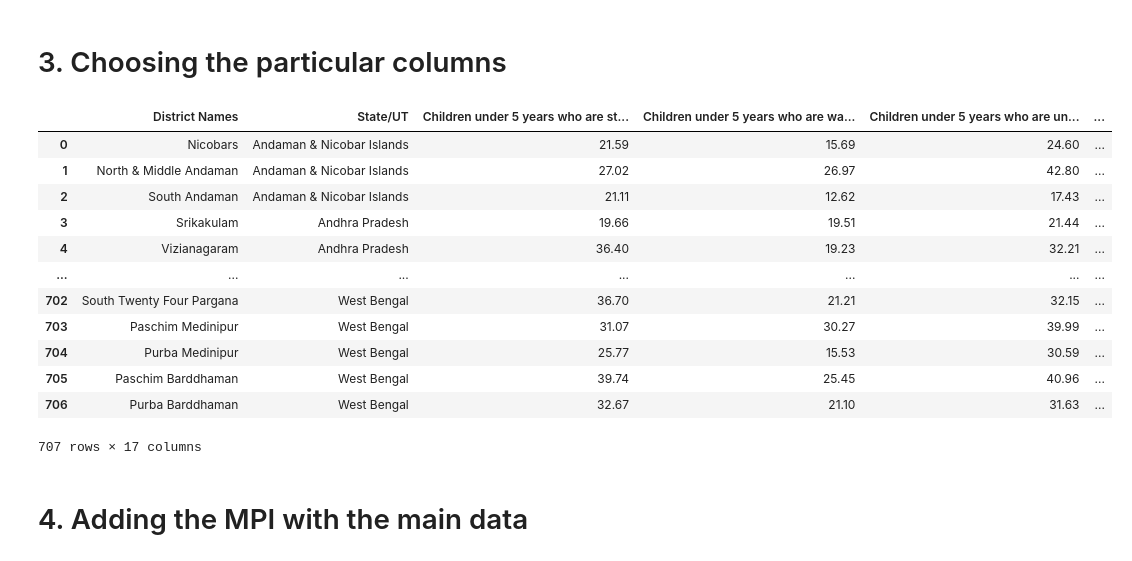
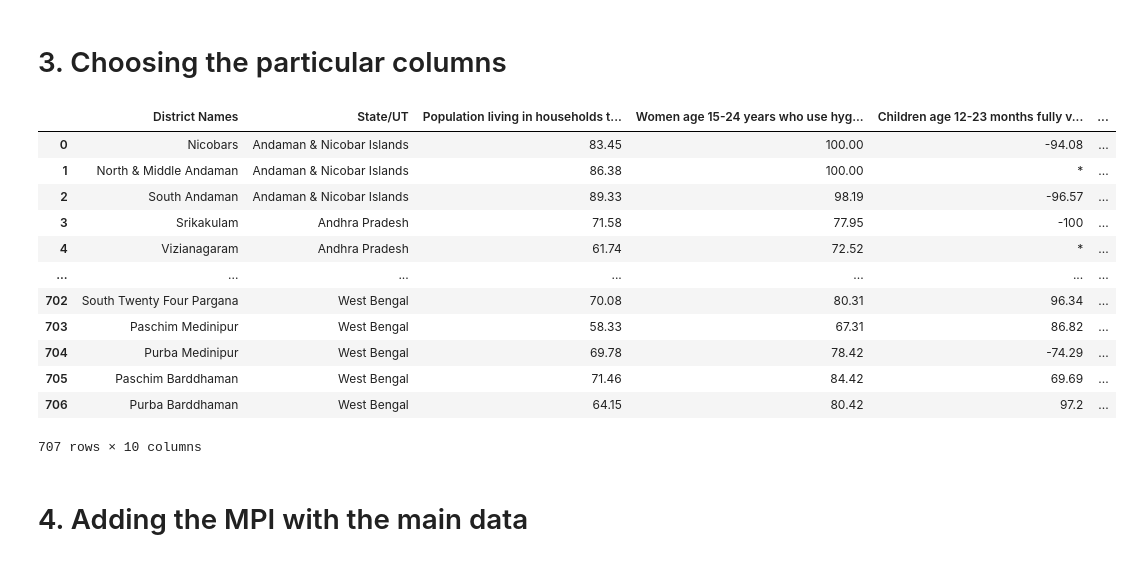
Before and after one commit to rishabhmeel/dai-project-district_analysis, a Jupyter notebook: data_loading.ipynb, the cells around one changed output. Drawn from its saved outputs; the diff is of its cells as text; code cells hidden in the pictures.

```diff
--- a/data_loading.ipynb
+++ b/data_loading.ipynb
@@ -57,40 +57,33 @@ df
 # %%
 cols_to_keep = [
     "District Names",
     "State/UT",
-    "Children under 5 years who are stunted (height-for-age)18 (%)",
-    "Children under 5 years who are wasted (weight-for-height)18 (%)",
-    "Children under 5 years who are underweight (weight-for-age)18 (%)",
-    "Children age 12-23 months fully vaccinated based on information from either vaccination card or mother's recall11 (%)",
-    "Households with any usual member covered under a health insurance/financing scheme (%)",
-    "Women (age 15-49) who are literate4 (%)",
-    "Women (age 15-49)  with 10 or more years of schooling (%)",
     "Population living in households that use an improved sanitation facility2 (%)",
-    "Population living in households with an improved drinking-water source1 (%)",
-    "Population living in households with electricity (%)",
-    "Households using clean fuel for cooking3 (%)",
+    "Women age 15-24 years who use hygienic methods of protection during their menstrual period5 (%)",
+    "Children age 12-23 months fully vaccinated based on information from vaccination card only12 (%)",
     "Total children age 6-23 months receiving an adequate diet16, 17  (%)",
-    "Children age 6-59 months who are anaemic (<11.0 g/dl)22 (%)",
-    "Mothers who had at least 4 antenatal care visits  (for last birth in the 5 years before the survey) (%)",
-    "Children under age 5 years whose birth was registered with the civil authority (%)"
+    "All women age 15-49 years who are anaemic22 (%)",
+    "Men age 15 years and above wih high or very high (>140 mg/dl) Blood sugar level  or taking medicine to control blood sugar level23 (%)",
+    "Women age 15 years and above who use any kind of tobacco (%)",
+    "Men age 15 years and above who consume alcohol (%)",
 ]
 
 df = df[cols_to_keep].copy()
 display(df)
 # %% [output]
-|  | District Names | State/UT | Children under 5 years who are st... | Children under 5 years who are wa... | Children under 5 years who are un... | ... |
-| 0 | Nicobars | Andaman & Nicobar Islands | 21.59 | 15.69 | 24.60 | ... |
-| 1 | North & Middle Andaman | Andaman & Nicobar Islands | 27.02 | 26.97 | 42.80 | ... |
-| 2 | South Andaman | Andaman & Nicobar Islands | 21.11 | 12.62 | 17.43 | ... |
-| 3 | Srikakulam | Andhra Pradesh | 19.66 | 19.51 | 21.44 | ... |
-| 4 | Vizianagaram | Andhra Pradesh | 36.40 | 19.23 | 32.21 | ... |
+|  | District Names | State/UT | Population living in households t... | Women age 15-24 years who use hyg... | Children age 12-23 months fully v... | ... |
+| 0 | Nicobars | Andaman & Nicobar Islands | 83.45 | 100.00 | -94.08 | ... |
+| 1 | North & Middle Andaman | Andaman & Nicobar Islands | 86.38 | 100.00 | * | ... |
+| 2 | South Andaman | Andaman & Nicobar Islands | 89.33 | 98.19 | -96.57 | ... |
+| 3 | Srikakulam | Andhra Pradesh | 71.58 | 77.95 | -100 | ... |
+| 4 | Vizianagaram | Andhra Pradesh | 61.74 | 72.52 | * | ... |
 | ... | ... | ... | ... | ... | ... | ... |
-| 702 | South Twenty Four Pargana | West Bengal | 36.70 | 21.21 | 32.15 | ... |
-| 703 | Paschim Medinipur | West Bengal | 31.07 | 30.27 | 39.99 | ... |
-| 704 | Purba Medinipur | West Bengal | 25.77 | 15.53 | 30.59 | ... |
-| 705 | Paschim Barddhaman | West Bengal | 39.74 | 25.45 | 40.96 | ... |
-| 706 | Purba Barddhaman | West Bengal | 32.67 | 21.10 | 31.63 | ... |
+| 702 | South Twenty Four Pargana | West Bengal | 70.08 | 80.31 | 96.34 | ... |
+| 703 | Paschim Medinipur | West Bengal | 58.33 | 67.31 | 86.82 | ... |
+| 704 | Purba Medinipur | West Bengal | 69.78 | 78.42 | -74.29 | ... |
+| 705 | Paschim Barddhaman | West Bengal | 71.46 | 84.42 | 69.69 | ... |
+| 706 | Purba Barddhaman | West Bengal | 64.15 | 80.42 | 97.2 | ... |
-707 rows × 17 columns
+707 rows × 10 columns
 # %% [markdown]
 # 4. Adding the MPI with the main data
 # %%
```
Also changed, not shown: parts of 2 cells of this notebook, 3 other files.
